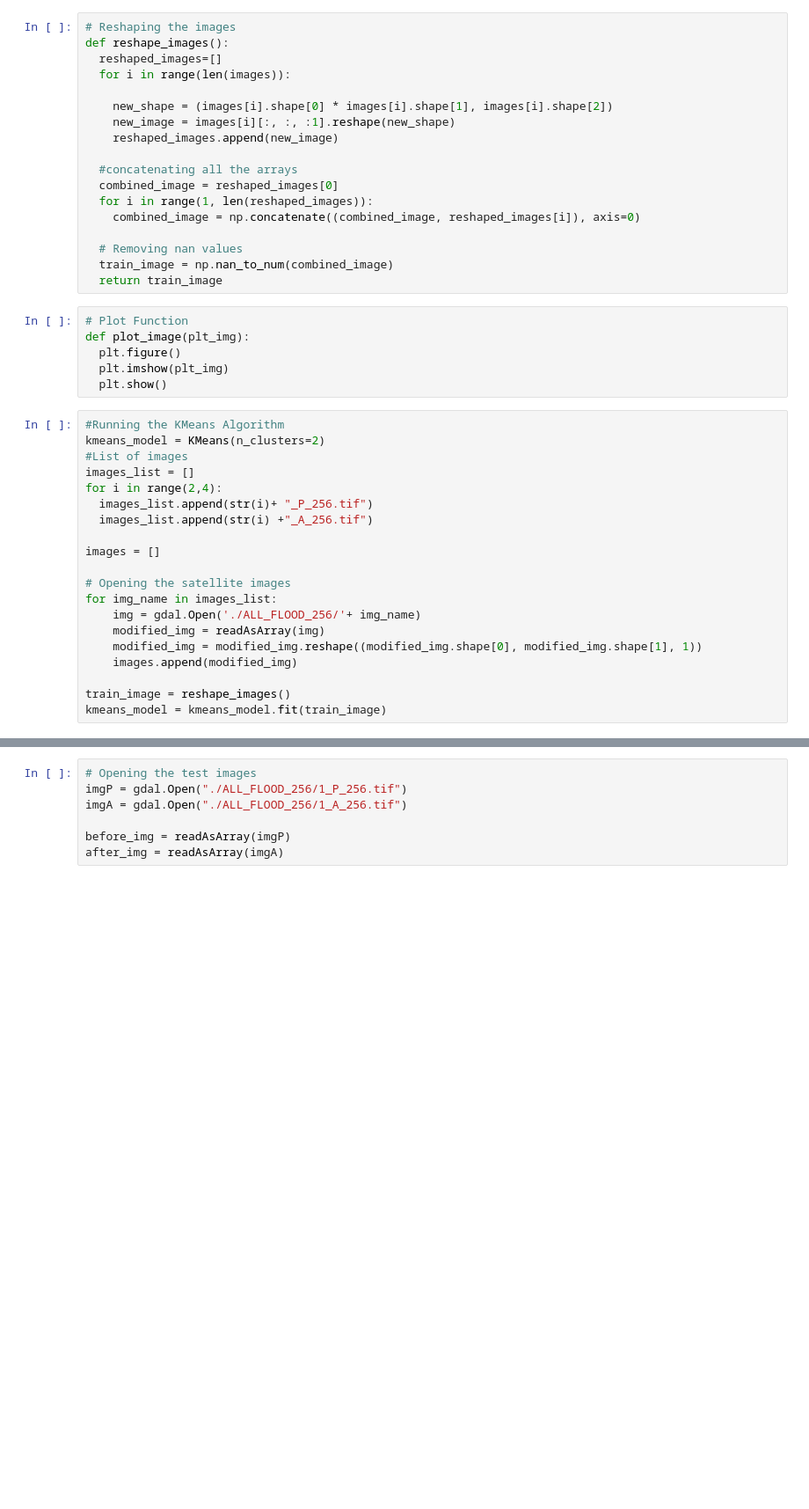
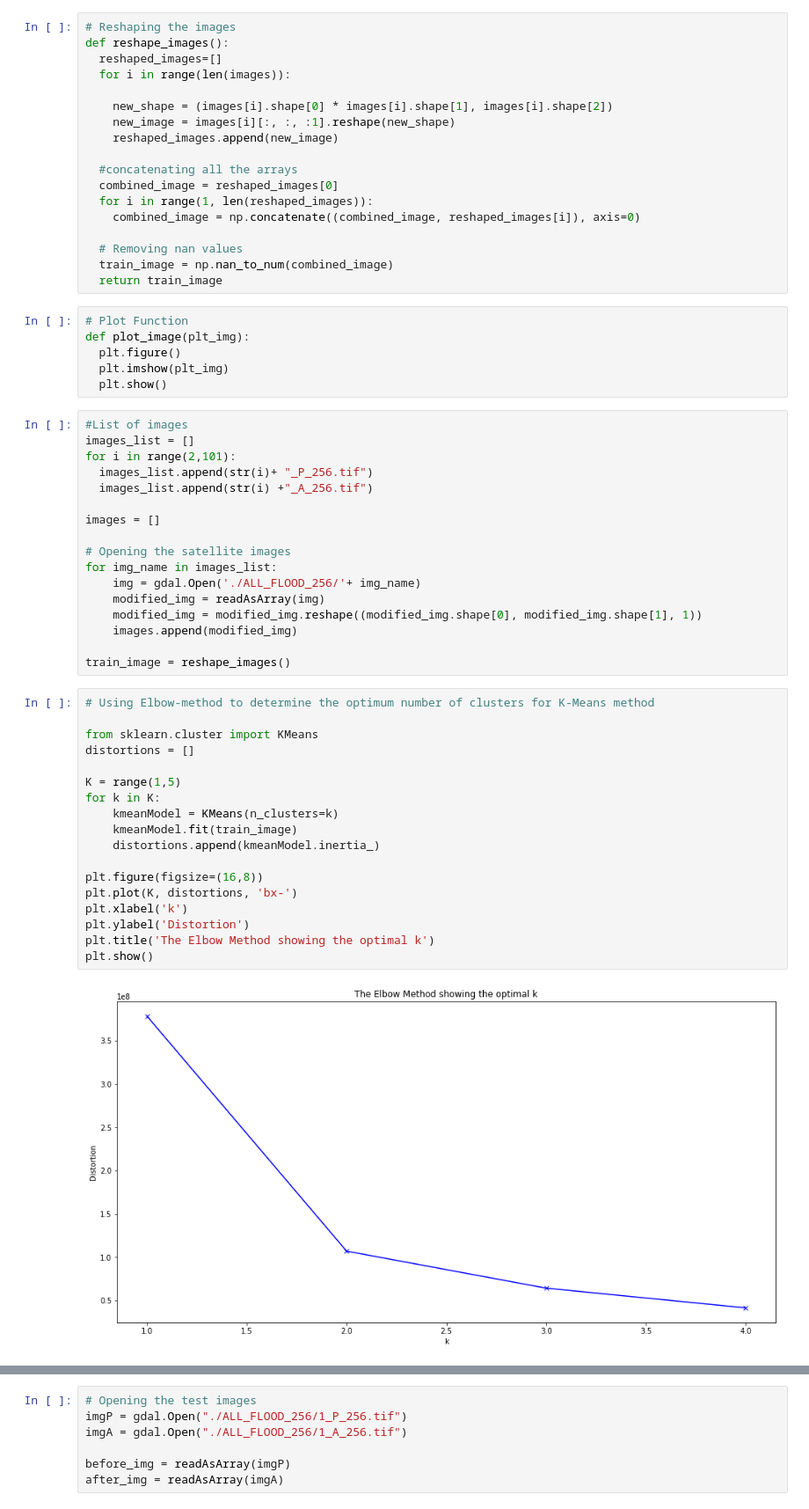
Before and after one commit to Sparsh1101/FDAP, a Jupyter notebook: LY Project KMeans.ipynb, the cells around one changed output, grey strips where cells are left out. Shown at 88% size. Cells and saved outputs as stored; diff of their text form; blank space fills up the shorter version.

```diff
--- a/LY Project KMeans.ipynb
+++ b/LY Project KMeans.ipynb
@@ -34,11 +34,9 @@ def plot_image(plt_img):
   plt.imshow(plt_img)
   plt.show()
 # %%
-#Running the KMeans Algorithm
-kmeans_model = KMeans(n_clusters=2)
 #List of images
 images_list = []
-for i in range(2,4):
+for i in range(2,101):
   images_list.append(str(i)+ "_P_256.tif")
   images_list.append(str(i) +"_A_256.tif")
 
@@ -52,4 +50,23 @@ for img_name in images_list:
     images.append(modified_img)
 
 train_image = reshape_images()
-kmeans_model = kmeans_model.fit(train_image)
+# %%
+# Using Elbow-method to determine the optimum number of clusters for K-Means method
+
+from sklearn.cluster import KMeans
+distortions = []
+
+K = range(1,5)
+for k in K:
+    kmeanModel = KMeans(n_clusters=k)
+    kmeanModel.fit(train_image)
+    distortions.append(kmeanModel.inertia_)
+
+plt.figure(figsize=(16,8))
+plt.plot(K, distortions, 'bx-')
+plt.xlabel('k')
+plt.ylabel('Distortion')
+plt.title('The Elbow Method showing the optimal k')
+plt.show()
+# %% [output]
+[figure, added]
```
Also changed, not shown: parts of 11 cells of this notebook.
